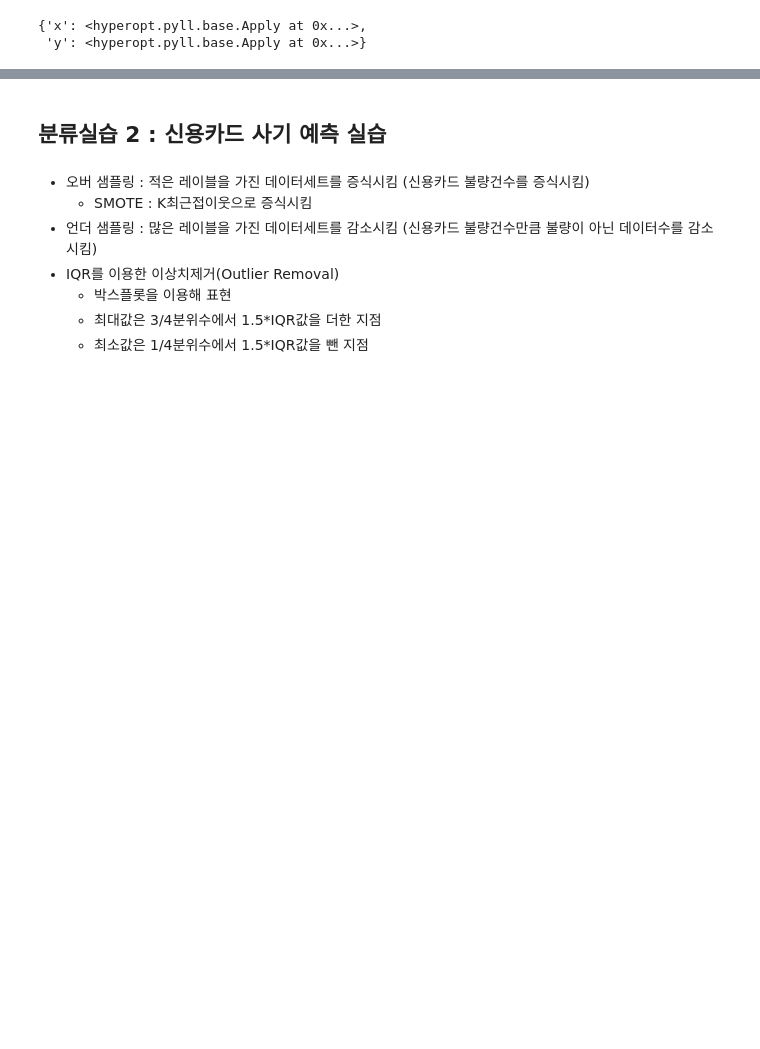
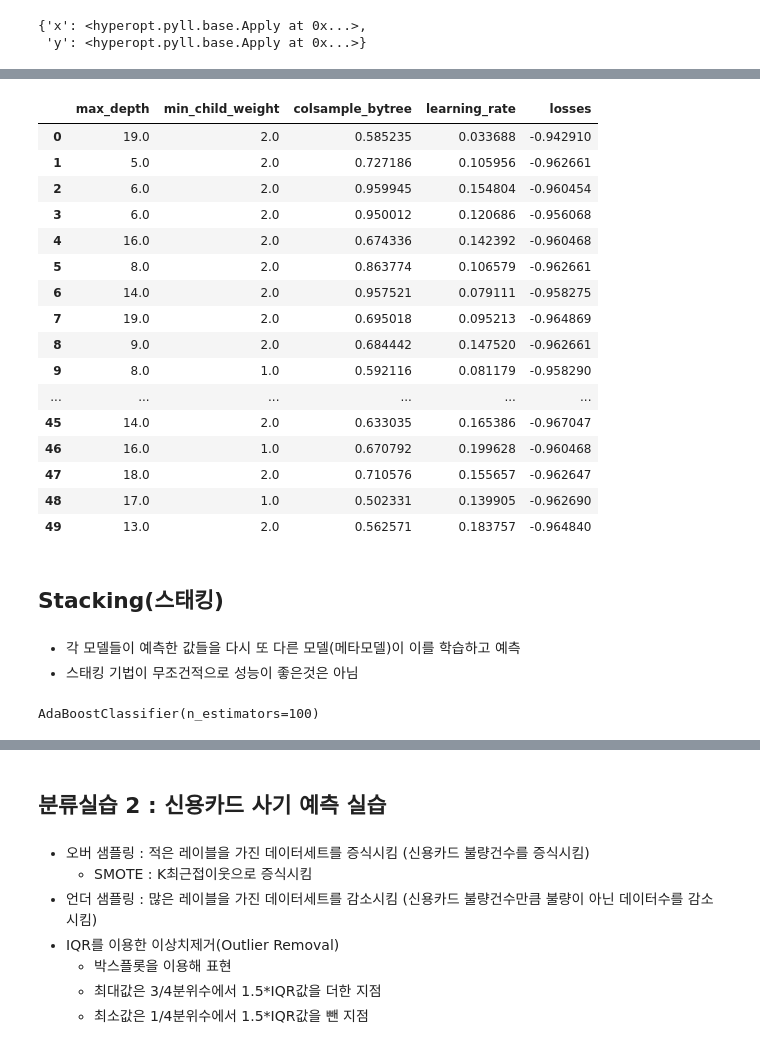
Before and after one commit to Yumpop/ML_basic_Study, a Jupyter notebook: 머신러닝_공룡.ipynb, the cells around one changed output, grey strips where cells are left out. Drawn from its saved outputs; the diff is of its cells as text; code cells hidden in the pictures; blank space fills up the shorter version.

```diff
--- a/머신러닝_공룡.ipynb
+++ b/머신러닝_공룡.ipynb
@@ -3139,0 +3239,10 @@ AttributeError: ignored
+# %%
+from hyperopt import fmin, tpe, Trials
+
+trial_val = Trials()
+best = fmin(fn=objective_func,
+            space=xgb_search_space,
+            algo=tpe.suggest,
+            max_evals=50, # 최대 반복 횟수를 지정합니다.
+            trials=trial_val, rstate=np.random.default_rng(seed=9))
+print('best:', best)
@@ -3139,0 +3307,33 @@ AttributeError: ignored
+# %%
+losses = [loss_dict['loss'] for loss_dict in trial_val.results]
+result_df = pd.DataFrame({'max_depth': trial_val.vals['max_depth'],
+                          'min_child_weight': trial_val.vals['min_child_weight'],
+                          'colsample_bytree': trial_val.vals['colsample_bytree'],
+                          'learning_rate': trial_val.vals['learning_rate'],
+                          'losses': losses
+                         }
+                        )
+result_df
+# %% [output]
+|  | max_depth | min_child_weight | colsample_bytree | learning_rate | losses |
+| 0 | 19.0 | 2.0 | 0.585235 | 0.033688 | -0.942910 |
+| 1 | 5.0 | 2.0 | 0.727186 | 0.105956 | -0.962661 |
+| 2 | 6.0 | 2.0 | 0.959945 | 0.154804 | -0.960454 |
+| 3 | 6.0 | 2.0 | 0.950012 | 0.120686 | -0.956068 |
+| 4 | 16.0 | 2.0 | 0.674336 | 0.142392 | -0.960468 |
+| 5 | 8.0 | 2.0 | 0.863774 | 0.106579 | -0.962661 |
+| 6 | 14.0 | 2.0 | 0.957521 | 0.079111 | -0.958275 |
+| 7 | 19.0 | 2.0 | 0.695018 | 0.095213 | -0.964869 |
+| 8 | 9.0 | 2.0 | 0.684442 | 0.147520 | -0.962661 |
+| 9 | 8.0 | 1.0 | 0.592116 | 0.081179 | -0.958290 |
+| ... | ... | ... | ... | ... | ... |
+| 45 | 14.0 | 2.0 | 0.633035 | 0.165386 | -0.967047 |
+| 46 | 16.0 | 1.0 | 0.670792 | 0.199628 | -0.960468 |
+| 47 | 18.0 | 2.0 | 0.710576 | 0.155657 | -0.962647 |
+| 48 | 17.0 | 1.0 | 0.502331 | 0.139905 | -0.962690 |
+| 49 | 13.0 | 2.0 | 0.562571 | 0.183757 | -0.964840 |
+# %% [markdown]
+## Stacking(스태킹)
+# %% [markdown]
+- 각 모델들이 예측한 값들을 다시 또 다른 모델(메타모델)이 이를 학습하고 예측
+- 스태킹 기법이 무조건적으로 성능이 좋은것은  아님
@@ -3139,0 +3367,7 @@ AttributeError: ignored
+# %%
+knn_clf.fit(X_train, y_train)
+rf_clf.fit(X_train , y_train)
+dt_clf.fit(X_train , y_train)
+ada_clf.fit(X_train, y_train)
+# %% [output]
+AdaBoostClassifier(n_estimators=100)
```
Also changed, not shown: parts of 34 cells of this notebook.
